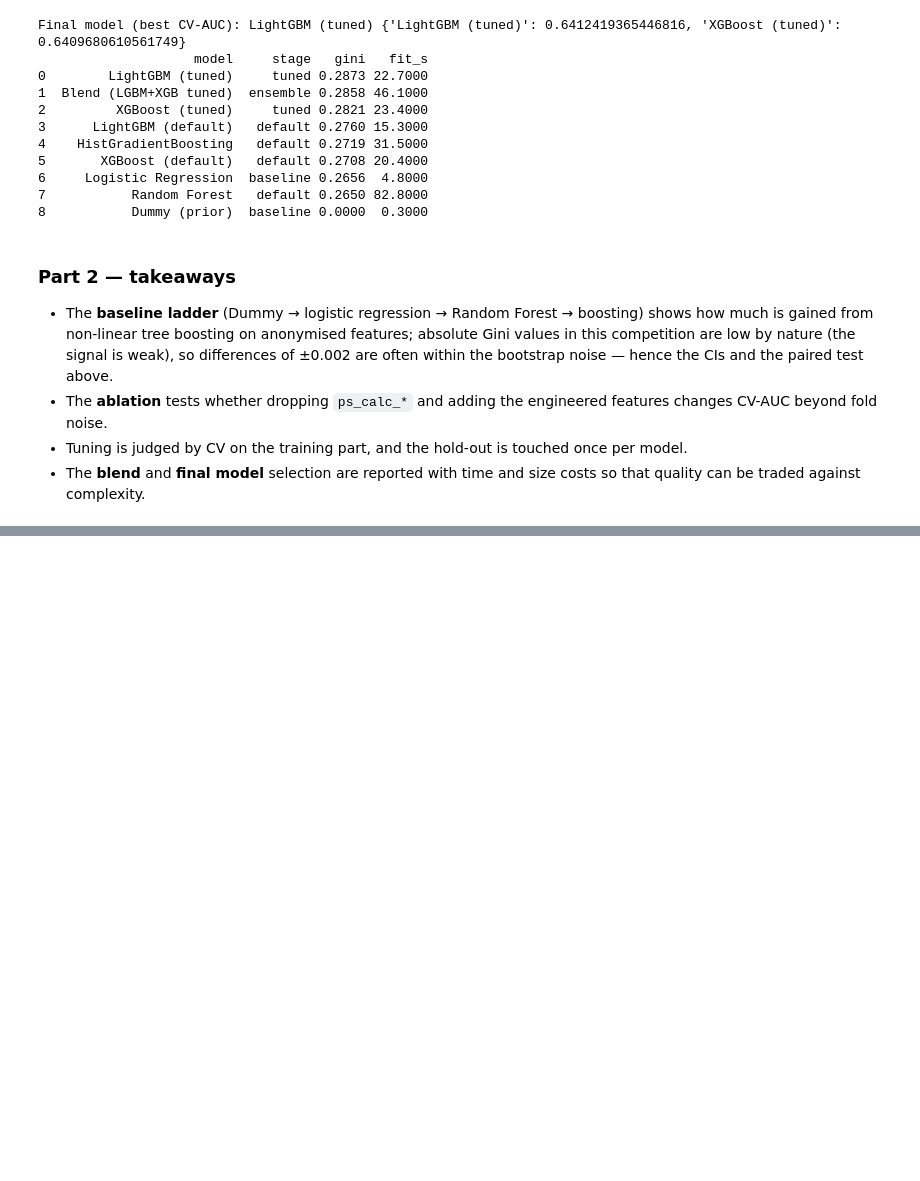
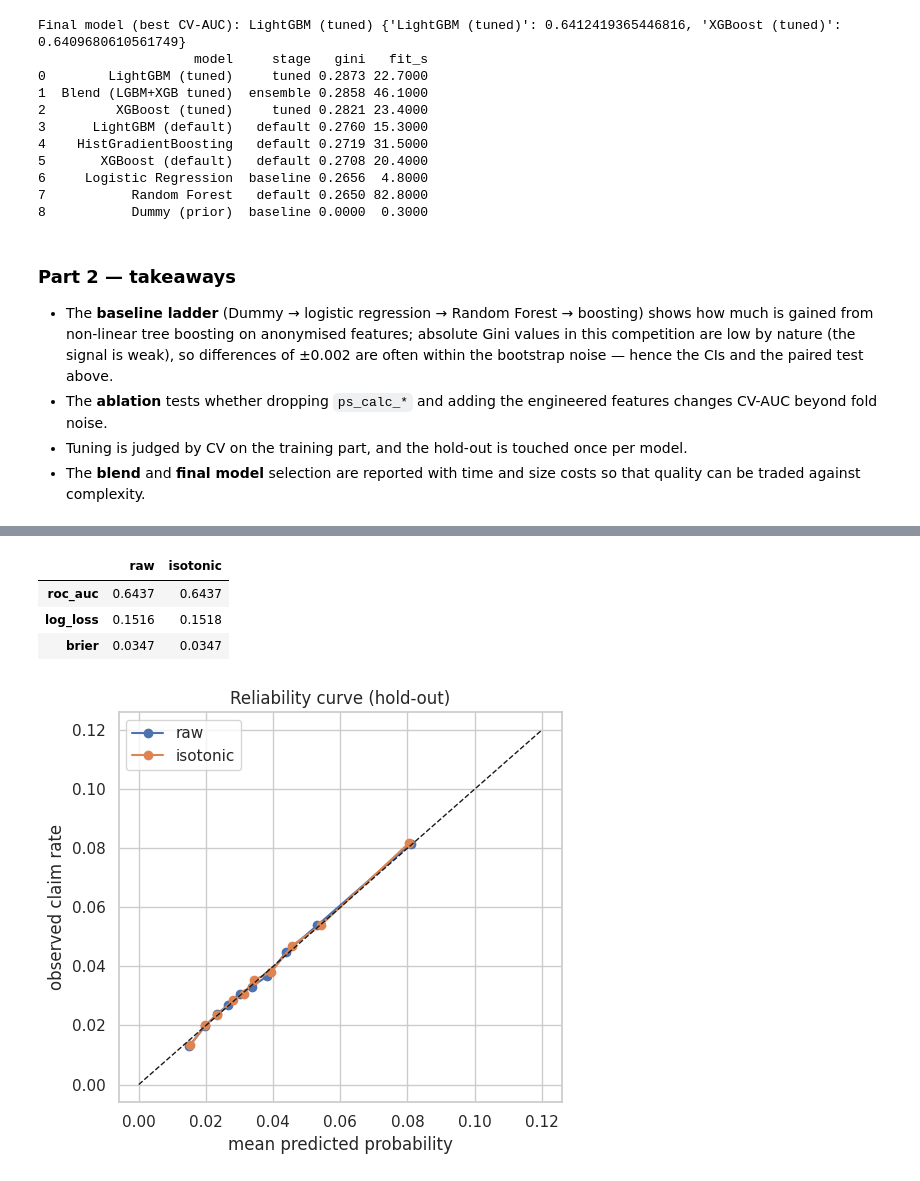
Before and after one commit to Onelvay/ai-final-project, a Jupyter notebook: Insurance_Claim_Prediction.ipynb, the cells around one changed output, grey strips where cells are left out. Cells and saved outputs as stored; diff of their text form; code cells hidden in the pictures; blank space fills up the shorter version.

```diff
--- a/Insurance_Claim_Prediction.ipynb
+++ b/Insurance_Claim_Prediction.ipynb
@@ -1746,0 +1920,18 @@ Final model (best CV-AUC): LightGBM (tuned) {'LightGBM (tuned)': 0.6412419365446
+# %%
+# Calibration: reliability curve + isotonic recalibration fitted on OOF predictions (train only)
+iso = IsotonicRegression(out_of_bounds="clip", y_min=0, y_max=1).fit(oof, y_train)
+p_cal = iso.predict(p_test)
+before, after = evaluate_predictions(y_test, p_test), evaluate_predictions(y_test, p_cal)
+display(pd.DataFrame({"raw": before, "isotonic": after}).loc[["roc_auc", "log_loss", "brier"]])
+
+fig, ax = plt.subplots(figsize=(5.5, 5))
+for lab, p in [("raw", p_test), ("isotonic", p_cal)]:
+    fr, mp = calibration_curve(y_test, p, n_bins=10, strategy="quantile"); ax.plot(mp, fr, "o-", label=lab)
+ax.plot([0, 0.12], [0, 0.12], "k--", lw=1); ax.set(title="Reliability curve (hold-out)", xlabel="mean predicted probability", ylabel="observed claim rate"); ax.legend()
+plt.tight_layout(); save_fig("15_calibration"); plt.show()
+# %% [output]
+|  | raw | isotonic |
+| roc_auc | 0.6437 | 0.6437 |
+| log_loss | 0.1516 | 0.1518 |
+| brier | 0.0347 | 0.0347 |
+[figure, added]
```
Also changed, not shown: parts of 20 cells of this notebook.
